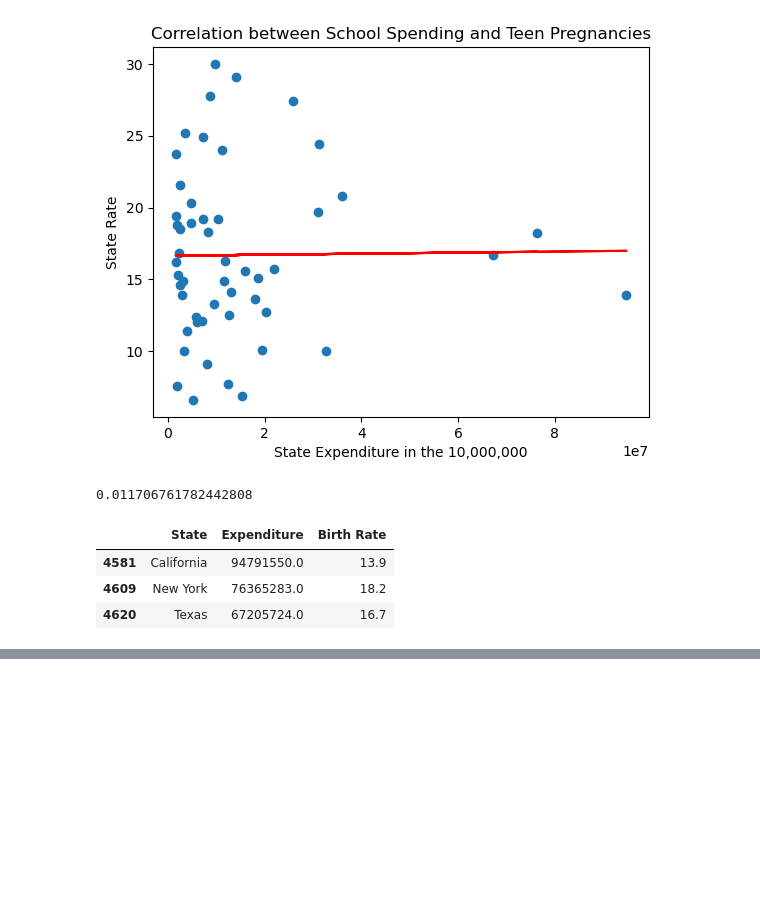
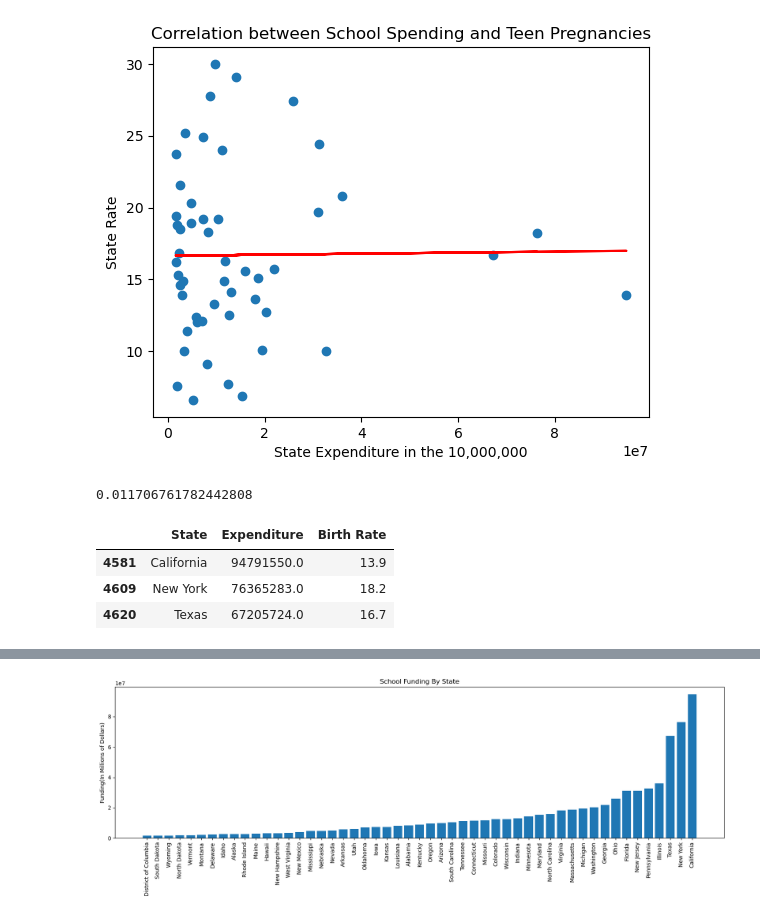
Before and after one commit to JoseGm56/Project-1, a Jupyter notebook: Data.ipynb, the cells around one changed output, grey strips where cells are left out. Saved outputs shown, nothing was run; the diff lists cells and outputs as text; code cells hidden in the pictures; blank space fills up the shorter version.

```diff
--- a/Data.ipynb
+++ b/Data.ipynb
@@ -98,0 +150,17 @@ state_coer[state_coer["Expenditure"] > 60000000]
+# %%
+bottom_funding = state_funding_data.sort_values(by = "Total Expenditure", ascending = True)
+bottom_funding.head()
+
+least_funding = bottom_funding["Total Expenditure"]
+least_states = bottom_funding["State"].unique()
+# Plot the data:
+plt.figure(figsize=(20,5))
+plt.xticks(rotation=90)
+#list_of_yticks = py.arange(0, 100, 20)
+#plt.yticks(0, 100000000)
+plt.bar(least_states, least_funding)
+plt.title("School Funding By State")
+plt.ylabel("Funding(In Millions of Dollars)")
+plt.show()
+# %% [output]
+[figure, added]
```
Also changed, not shown: parts of 14 cells of this notebook.
